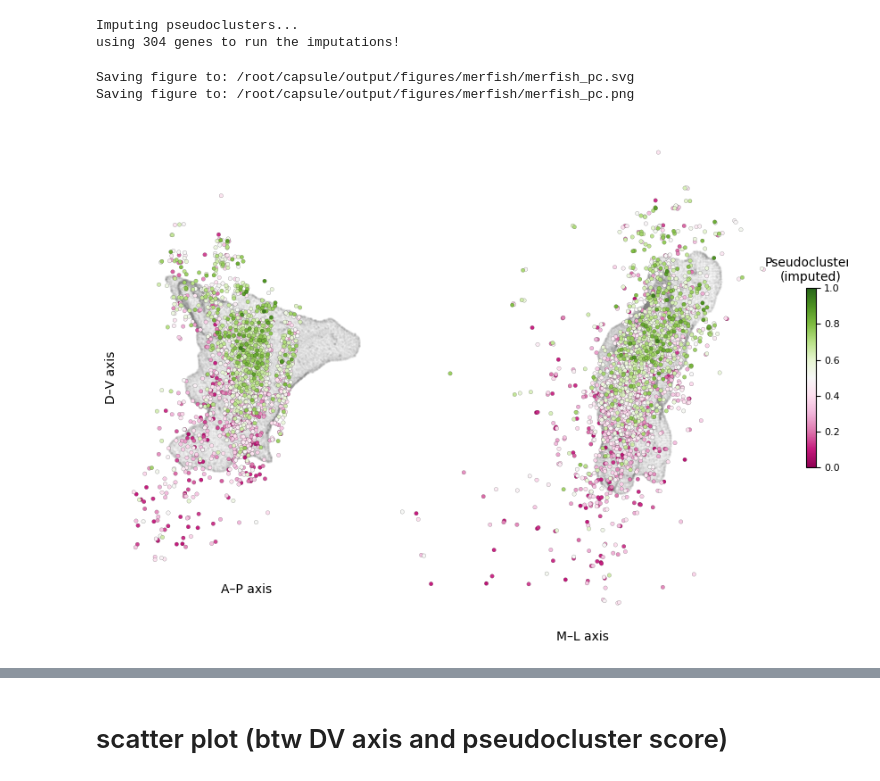
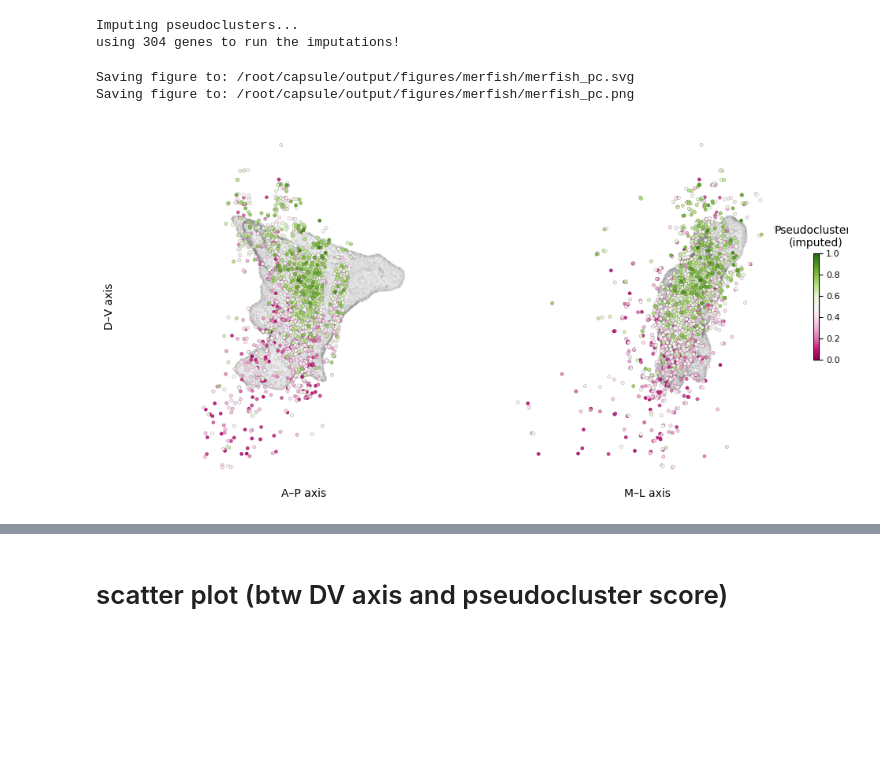
Before and after one commit to ShuonanChen/LCNE_transcriptomics, a Jupyter notebook: notebooks/merfish/plot_all_merfish_figs.ipynb, the cells around one changed output, grey strips where cells are left out. Saved outputs shown, nothing was run; the diff lists cells and outputs as text; code cells hidden in the pictures; blank space fills up the shorter version.

```diff
--- a/notebooks/merfish/plot_all_merfish_figs.ipynb
+++ b/notebooks/merfish/plot_all_merfish_figs.ipynb
@@ -129,16 +130,14 @@ allspatial_j = plotting.add_jitter(allspatial,scl_jitter=0.05)
 Visualizing CCA component 1 in spatial coordinates...
 # %%
 fig, (ax1, ax2) = plt.subplots(
-    1, 2,figsize=(10, 5),
-    gridspec_kw={'width_ratios': [1, 4]}
-)
+    1, 2,figsize=(13, 6),
+    gridspec_kw={'width_ratios': [1, 1]},
+    sharey=True)
 
 # Sagittal view (A-P vs D-V)
-# ax1.triplot(mesh.vertices.T[0], mesh.vertices.T[1], mesh.faces, color='lime', alpha=0.4)
 ax1.scatter(mesh.vertices.T[0], mesh.vertices.T[1], c='gray', s=1, alpha=0.05)
-# ax1.scatter(allspatial[:, 0], allspatial[:, 1], c=X_c[:, k], s=s, edgecolor='k', linewidth=0.1, cmap='Greys')
 plotting.scatter_with_jitter(ax1, allspatial_j, X_c[:, k], direction='s', s=s, lw=0.1,scl_jitter=0.05, ascending=False, cmap ='coolwarm')
-ax1.set_aspect('equal')
+ax1.margins(x=0.1, y=0.1)
 
 # Add vector arrow
 start_point_all = np.min(allspatial, 0)
@@ -159,16 +158,12 @@ ax1.set_yticks([])
 for spine in ax1.spines.values():
     spine.set_visible(False)
 
+
 # Coronal view (M-L vs D-V)
-# ax2.triplot(mesh.vertices.T[2], mesh.vertices.T[1], mesh.faces, color='lime', alpha=0.4)
 ax2.scatter(mesh.vertices.T[2], mesh.vertices.T[1], c='gray', s=1, alpha=0.05)
-# ax2.scatter(vertices[:, 0], vertices[:, 1], c='gray', s=1, alpha=0.05, label='LC Core Mesh')
-# sca = ax2.scatter(allspatial[:, 2], allspatial[:, 1], c=X_c[:, k], s=s, edgecolor='k', linewidth=0.1, cmap='coolwarm')
 sca=plotting.scatter_with_jitter(ax2, allspatial_j, X_c[:, k], direction='c', s=s, lw=0.1,scl_jitter=0.05, ascending=False, cmap ='coolwarm')
+ax2.margins(x=0.1, y=0.1)
 cbar = plt.colorbar(sca, ax=ax2, label='Weighted gene score', shrink=0.3)
-ax2.set_aspect('equal')
-
-
 
 # Add vector arrow
 start_point = (start_point_all[2], start_point_all[1])
@@ -176,7 +171,7 @@ end_point = (start_point_all[2] + vector_scaled[2], start_point_all[1] + vector_
 ax2.annotate('',xy=end_point,xytext=start_point,arrowprops=dict(arrowstyle="->", color="magenta", lw=2))
 ax2.text(start_point[0], start_point[1], np.around(canonical_correlations[k], 3).astype(str), color='magenta')
 
-ax2.invert_yaxis()
+# ax2.invert_yaxis()
 ax2.set_xlabel("M-L axis ($\mu$m)")
 xt = ax2.get_xticks(); yt = ax2.get_yticks()
 ax2.set_xticks(xt); ax2.set_yticks(yt)
@@ -187,6 +182,11 @@ ax2.set_xticks([])
 ax2.set_yticks([])
 for spine in ax2.spines.values():
     spine.set_visible(False)
+
+ax1.set_aspect('equal', adjustable='datalim')
+ax2.set_aspect('equal', adjustable='datalim')
+
+
 fig.tight_layout()
 save_figure("cca")
 plt.show()
@@ -686,43 +667,43 @@ S_mer = processing.get_hemi(allspatial_j, MESH_DIR_sym)
 # %%
-def plot_pseudoclusters(adata_mer, S_mer, mesh, s=10, scl_jitter=0.05, save_name="merfish_pc"):
+def plot_pseudoclusters(adata_mer, allspatial_j, mesh, s=10, scl_jitter=0.05, save_name="merfish_pc"):
 
     """Plot imputed pseudoclusters in spatial coordinates."""
-    fig, (ax1, ax2) = plt.subplots(1, 2, figsize=(9, 7), gridspec_kw={'width_ratios': [1, 2]})
+    fig, (ax1, ax2) = plt.subplots(1, 2, figsize=(10, 5),
+                                   gridspec_kw={'width_ratios': [1, 1]}, sharey=True)
 
     # ——— Left: Sagittal view (direction='s') ———
     plotting.plot_mesh(ax1, mesh, direction='s', meshcol='lime')
-    sca = plotting.scatter_with_jitter(ax1, S_mer, adata_mer.obs['imputed pseudocluster'], vmin=0, vmax = 1,
+    sca = plotting.scatter_with_jitter(ax1, allspatial_j, adata_mer.obs['imputed pseudocluster'], vmin=0, vmax = 1,
                                  direction='s', lw=0.1, s=s, scl_jitter=scl_jitter, ascending=True, cmap='PiYG')
-
-    ax1.set_aspect('equal')
     ax1.set_ylabel("D–V axis")
     ax1.set_xlabel("A–P axis")
     ax1.set_xticks([]); ax1.set_yticks([])
     for spine in ax1.spines.values():
         spine.set_visible(False)
 
     # ——— Right: Coronal view (direction='c') ———
     plotting.plot_mesh(ax2, mesh, direction='c', meshcol='lime')
-    sca = plotting.scatter_with_jitter(ax2, S_mer, adata_mer.obs['imputed pseudocluster'], vmin=0, vmax = 1,
+    sca = plotting.scatter_with_jitter(ax2, allspatial_j, adata_mer.obs['imputed pseudocluster'], vmin=0, vmax = 1,
                                  direction='c', s=s, lw=0.1, scl_jitter=scl_jitter, ascending=True, cmap='PiYG')
     cbar = plt.colorbar(sca, ax=ax2, shrink=0.3)
     cbar.ax.xaxis.set_label_position('top')
     cbar.ax.set_xlabel("Pseudoclusters\n(imputed)", ha='center', va='bottom')
-    ax2.set_aspect('equal')
     ax2.set_xlabel("M–L axis")
     ax2.set_xticks([]); ax2.set_yticks([])
     for spine in ax2.spines.values():
         spine.set_visible(False)
-
+    ax1.set_aspect('equal', adjustable='datalim')
+    ax2.set_aspect('equal', adjustable='datalim')
     fig.tight_layout()
+    ax1.invert_yaxis()
     save_figure(save_name)
     return fig
 
 # Plot pseudoclusters
-fig = plot_pseudoclusters(adata_mer, S_mer,mesh)
+fig = plot_pseudoclusters(adata_mer, allspatial_j,mesh)
 plt.show()
 # %% [output]
 Saving figure to: /root/capsule/output/figures/merfish/merfish_pc.svg
 Saving figure to: /root/capsule/output/figures/merfish/merfish_pc.png
-[figure, old version]
+[figure, new version]
 # %%
```
Also changed, not shown: parts of 9 cells of this notebook, 2 other files.
